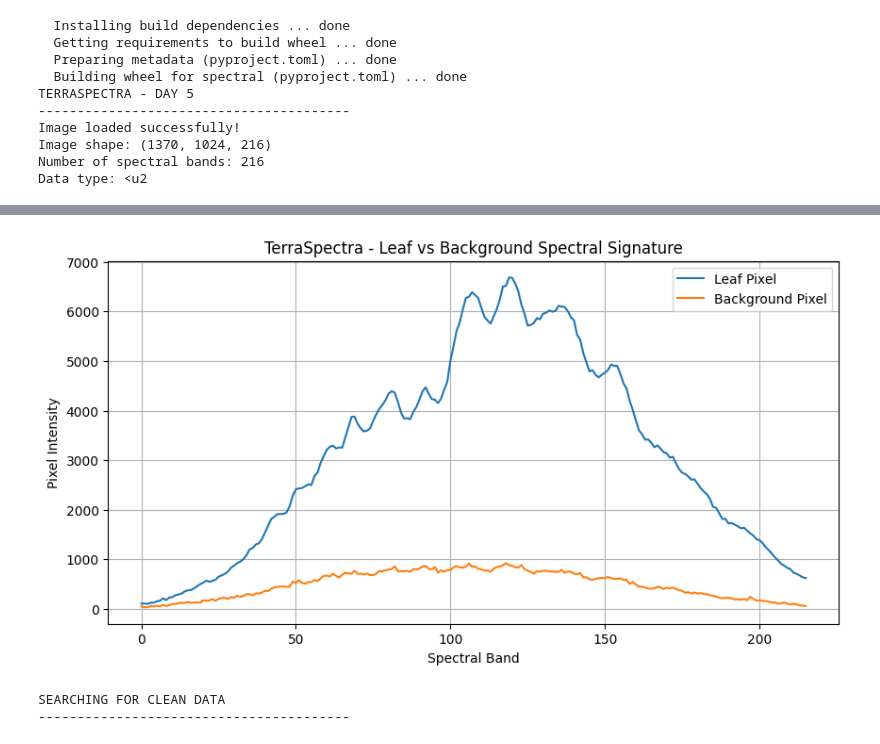
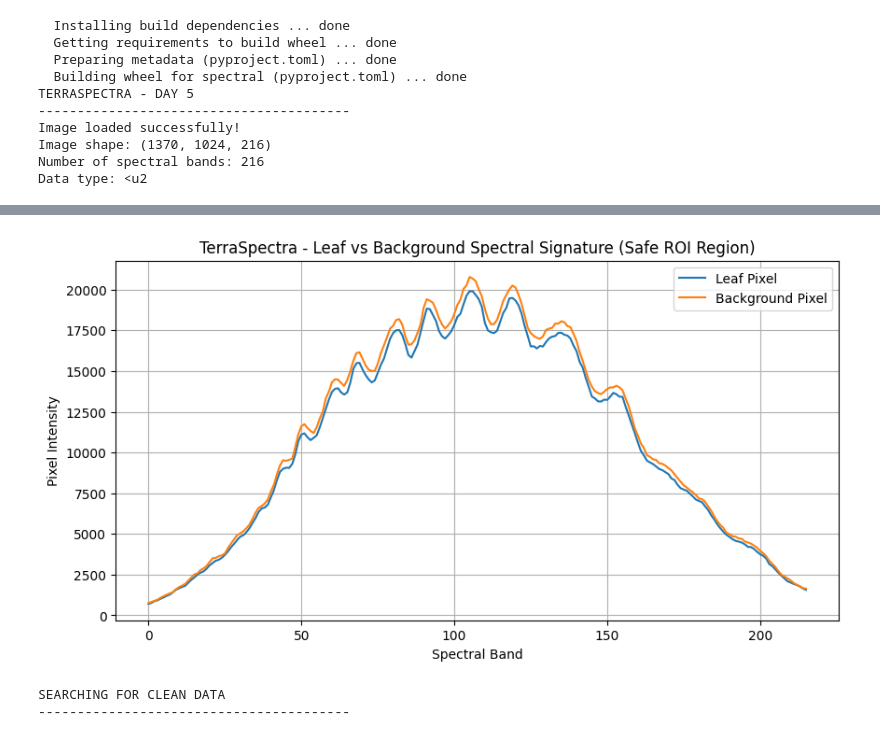
Before and after one commit to megha-0066/TerraSpectra, a Jupyter notebook: TeraSpectra.ipynb, the cells around one changed output, grey strips where cells are left out. Cells and saved outputs as stored; diff of their text form; code cells hidden in the pictures.

```diff
--- a/TeraSpectra.ipynb
+++ b/TeraSpectra.ipynb
@@ -1055,24 +1077,34 @@ Maximum value: 942.0
 # %%
-# Select one pixel from the leaf region
-leaf_spectrum = cube[580, 500, :]
+import numpy as np
+import matplotlib.pyplot as plt
+import os
 
-# Select one pixel from the background region
-background_spectrum = cube[300, 500, :]
+# Safely load the non-truncated portion of the image if roi_cube is not in memory
+if 'roi_cube' not in globals():
+    bytes_per_row = img.shape[1] * img.shape[2] * np.dtype(img.dtype).itemsize
+    actual_file_size = os.path.getsize("/content/13_G.hyspex")
+    max_safe_row = int(actual_file_size // bytes_per_row)
+    # We use a safe row index limit to avoid EOFError
+    safe_end_row = min(1040, max_safe_row - 10)
+    roi_cube = img[0:safe_end_row, :, :]
+
+# Select one pixel from the leaf region (row 150, col 500 is within the safe limit of 255 rows)
+leaf_spectrum = roi_cube[150, 500, :]
+
+# Select one pixel from the background region (row 50, col 500 is within the safe limit)
+background_spectrum = roi_cube[50, 500, :]
 
 plt.figure(figsize=(10, 5))
-
 plt.plot(leaf_spectrum, label="Leaf Pixel")
 plt.plot(background_spectrum, label="Background Pixel")
-
-plt.title("TerraSpectra - Leaf vs Background Spectral Signature")
+plt.title("TerraSpectra - Leaf vs Background Spectral Signature (Safe ROI Region)")
 plt.xlabel("Spectral Band")
 plt.ylabel("Pixel Intensity")
-
 plt.legend()
 plt.grid(True)
 plt.show()
 # %% [output]
-[figure, old version]
+[figure, new version]
 # %%
 import os
 
```
Also changed, not shown: parts of 40 cells of this notebook.
